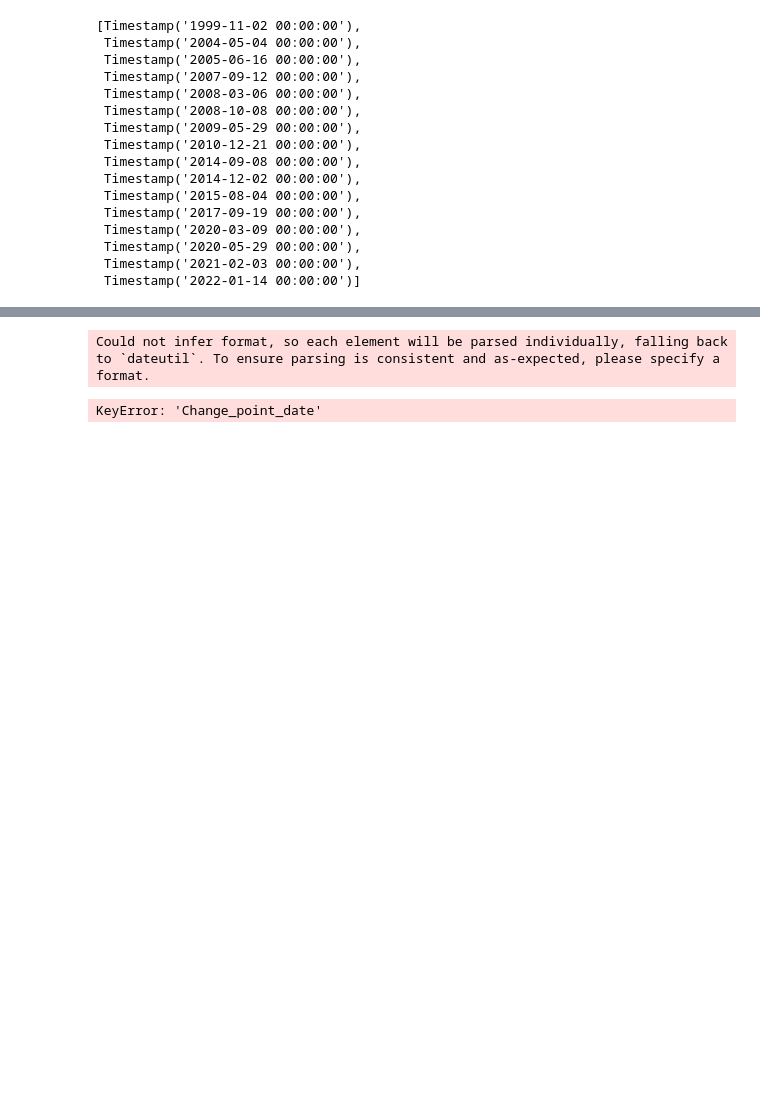
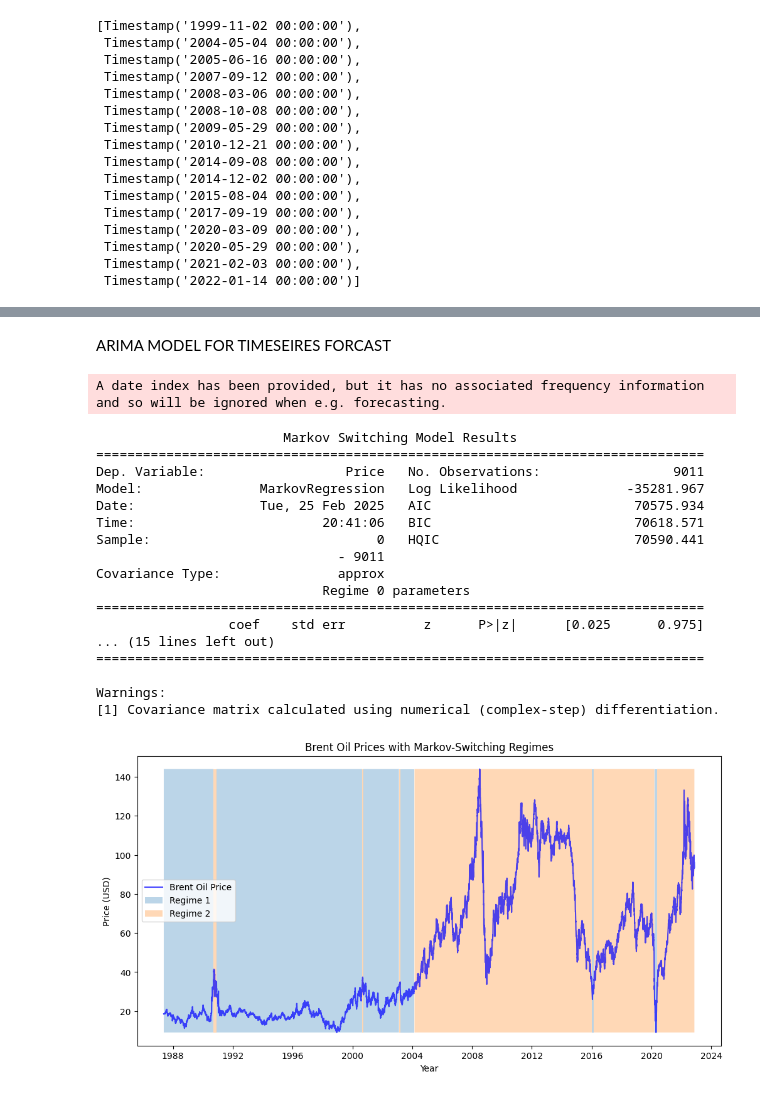
Before and after one commit to Daniel-1961/Birhan-Energies, a Jupyter notebook: notebook/Edas.ipynb, the cells around one changed output, grey strips where cells are left out. Drawn from its saved outputs; the diff is of its cells as text; code cells hidden in the pictures; blank space fills up the shorter version.

Commit message:
model update

```diff
--- a/notebook/Edas.ipynb
+++ b/notebook/Edas.ipynb
@@ -140,35 +144,3 @@ change_points_df['oil_price'] = brent_oil.set_index('Date').loc[change_point_dat
 # Add any additional information you want to include
 change_points_df['event_description'] = ['Economic demad', 'economic demand','OPEC policy&demand' 'finanicial crisis& confict','demand','economic growth& geopolitics','finanicial crisis','finanicial crisis','increased demand','economy demand','increased supply','massive supply','OPEC policy','COVID-19','Covid-19','economic recovery','Russia-Ukarain war']  # Example descriptions
 change_points_df.to_csv('change_points.csv', index=False)
-# %%
-import pandas as pd
-import plotly.express as px
-
-# Read the .csv files
-historical_data = pd.read_csv('../Data/BrentOilPrices.csv')
-change_points_data = pd.read_csv('change_points.csv')
-
-# Convert 'Date' columns to datetime
-historical_data['Date'] = pd.to_datetime(historical_data['Date'])
-change_points_data['Date'] = pd.to_datetime(change_points_data['change_point_date'])
-
-# Merge the dataframes on 'Date'
-merged_data = pd.merge(historical_data, change_points_data, on='Date', how='left')
-
-# Create line chart for historical oil prices
-fig = px.line(merged_data, x='Date', y='Price', title='Historical Oil Prices with Change Points and Major Events')
-
-# Add scatter points for change points
-fig.add_scatter(x=merged_data[merged_data['Change_point_date'].notna()]['Date'],
-                y=merged_data[merged_data['Change_point_date'].notna()]['oil_price'],
-                mode='markers', name='Change Points', marker=dict(color='red', size=10))
-
-# Add text annotations for major events
-for index, row in merged_data[merged_data['event_description'].notna()].iterrows():
-    fig.add_annotation(x=row['Date'], y=row['Price'], text=row['event_description'], showarrow=True, arrowhead=2)
-
-# Show figure
-fig.show()
-# %% [output]
-Could not infer format, so each element will be parsed individually, falling back to `dateutil`. To ensure parsing is consistent and as-expected, please specify a format.
-KeyError: 'Change_point_date'
@@ -217,0 +158,27 @@ def scatter_plot_with_color_coding(historical_file, change_points_file):
+# %% [markdown]
+ARIMA MODEL FOR TIMESEIRES FORCAST
+# %%
+from scripts.arma_model_train import fit_ms_arima
+
+# Fit Markov-Switching AR Model
+ms_arima_results = fit_ms_arima(df, n_states=2, ar_order=1)
+# %% [output]
+A date index has been provided, but it has no associated frequency information and so will be ignored when e.g. forecasting.
+                        Markov Switching Model Results
+==============================================================================
+Dep. Variable:                  Price   No. Observations:                 9011
+Model:               MarkovRegression   Log Likelihood              -35281.967
+Date:                Tue, 25 Feb 2025   AIC                          70575.934
+Time:                        20:41:06   BIC                          70618.571
+Sample:                             0   HQIC                         70590.441
+                               - 9011
+Covariance Type:               approx
+                             Regime 0 parameters
+==============================================================================
+                 coef    std err          z      P>|z|      [0.025      0.975]
+... (15 lines left out)
+==============================================================================
+
+Warnings:
+[1] Covariance matrix calculated using numerical (complex-step) differentiation.
+[figure, added]
```
Also changed, not shown: parts of 6 cells of this notebook, 2 other files.
